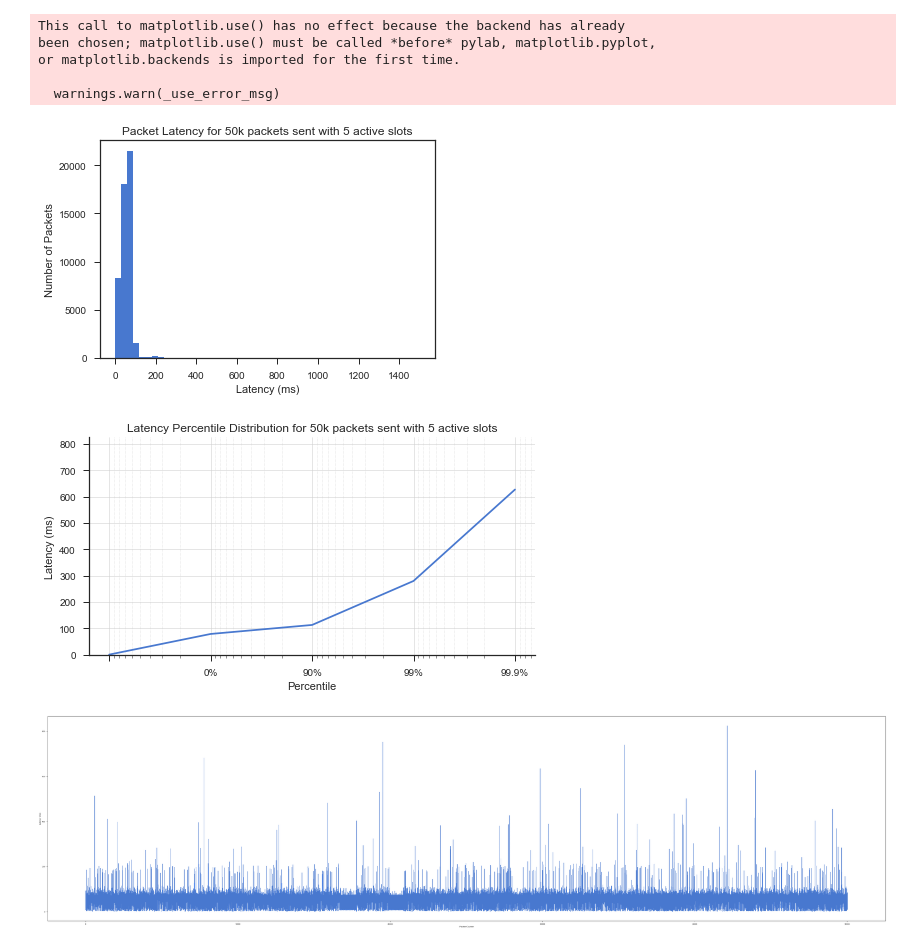
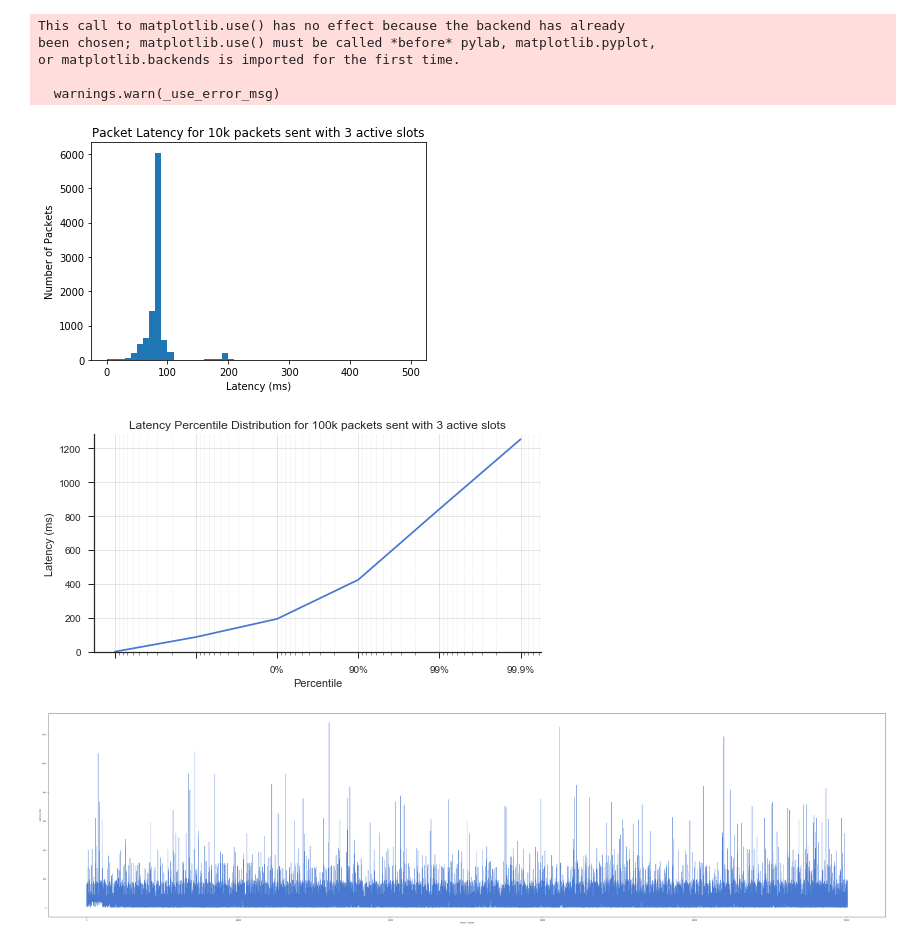
Before and after one commit to arvind0sundararajan/ll-test-harness, a Jupyter notebook: Graphing.ipynb, the cells around one changed output. Cells and saved outputs as stored; diff of their text form; code cells hidden in the pictures.

```diff
--- a/Graphing.ipynb
+++ b/Graphing.ipynb
@@ -13,7 +13,7 @@ latencies = np.array([])
 counters = np.array([])
 
 # omit .csv ending
-datafile = 'processed_data/one_to_one/5_active_slots/5as_50k_1_1_p'
+datafile = 'processed_data/one_to_one/3_active_slots/3as_10k_working_th_p'
 
 with open(datafile + '.csv') as csvfile:
     raw_data = csv.reader(csvfile, delimiter=',')
@@ -34,14 +34,14 @@ or matplotlib.backends is imported for the first time.
 # latencies
 # %%
 # distribution of latencies
-x = plt.hist(latencies, bins=50, range=(0,1500))
-plt.title("Packet Latency for 50k packets sent with 5 active slots")
+x = plt.hist(latencies, bins=50, range=(0,500))
+plt.title("Packet Latency for 10k packets sent with 3 active slots")
 plt.xlabel("Latency (ms)")
 plt.ylabel("Number of Packets")
-plt.savefig(datafile + '_hist.png', dpi=1200)
+plt.savefig(datafile + '_hist.pdf')
 plt.show()
 # %% [output]
-[figure, old version]
+[figure, new version]
 # %%
 # creates the percentile distribution graph
 
@@ -76,13 +76,13 @@ ax.grid(True, linewidth=0.5, zorder=5)
 ax.grid(True, which='minor', linewidth=0.5, linestyle=':')
 sns.despine(fig=fig)
 
-plt.title("Latency Percentile Distribution for 50k packets sent with 5 active slots")
+plt.title("Latency Percentile Distribution for 100k packets sent with 3 active slots")
 axes.set_xlabel("Percentile")
 axes.set_ylabel("Latency (ms)")
-plt.savefig(datafile + '_percentile_dist.png', dpi=1200)
+plt.savefig(datafile + '_percentile_dist.pdf')
 plt.show()
 # %% [output]
-[figure, old version]
+[figure, new version]
 # %%
 fig, ax = plt.subplots(figsize=(80, 20))
 plt.plot(counters, latencies)
@@ -90,4 +90,4 @@ plt.xlabel("Packet Counter")
 plt.ylabel("Latency (ms)")
 plt.show()
 # %% [output]
-[figure, old version]
+[figure, new version]
```
Also changed, not shown: 6 other files.
